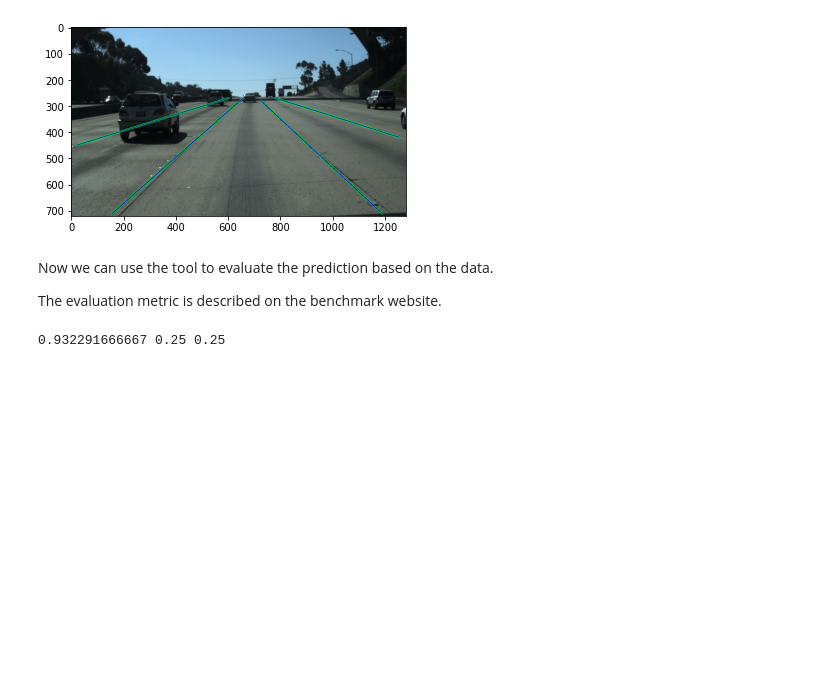
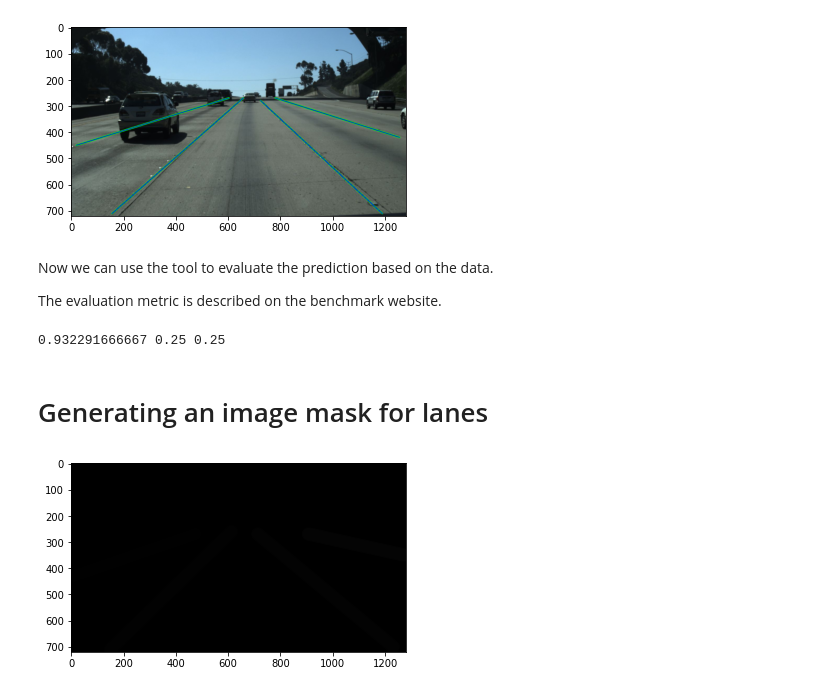
Before and after one commit to asharalam11/LaneNet, a Jupyter notebook: data/visualize_lane.ipynb, the cells around one changed output. Cells and saved outputs as stored; diff of their text form; code cells hidden in the pictures; blank space fills up the shorter version.

Commit message:
"Data Labelling and loading"

```diff
--- a/data/visualize_lane.ipynb
+++ b/data/visualize_lane.ipynb
@@ -94,3 +94,15 @@ The evaluation metric is described on the benchmark website.
 #print LaneEval.bench(pred_lanes, gt_lanes, y_samples, run_time)
 # %% [output]
 0.932291666667 0.25 0.25
+# %% [markdown]
+# Generating an image mask for lanes
+# %%
+json_gt = [json.loads(line) for line in open('label_0601.json')]
+raw_image = "clips/seg_label/0601/1494453521596643824/20.png"
+img = plt.imread(raw_image)
+plt.imshow(img)
+plt.show()
+
+# Not happy with the result generated
+# %% [output]
+[figure, added]
```
Also changed, not shown: parts of 3 cells of this notebook, 15 other files.
